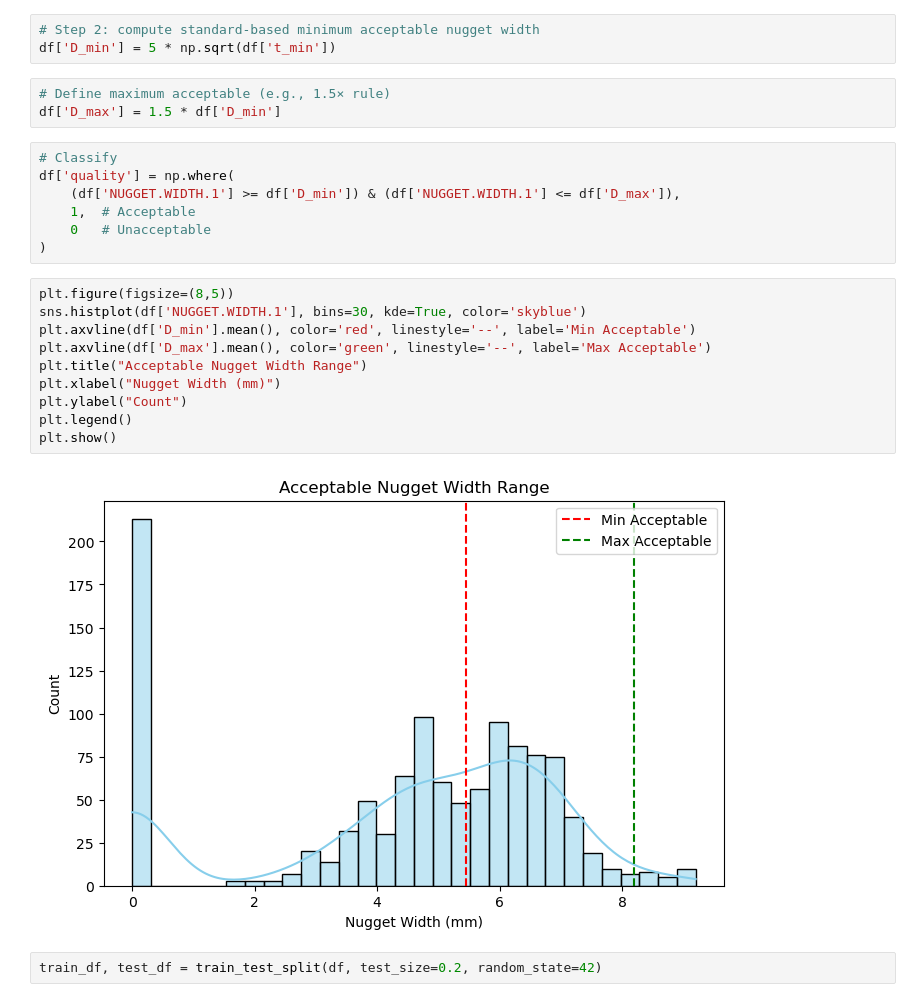
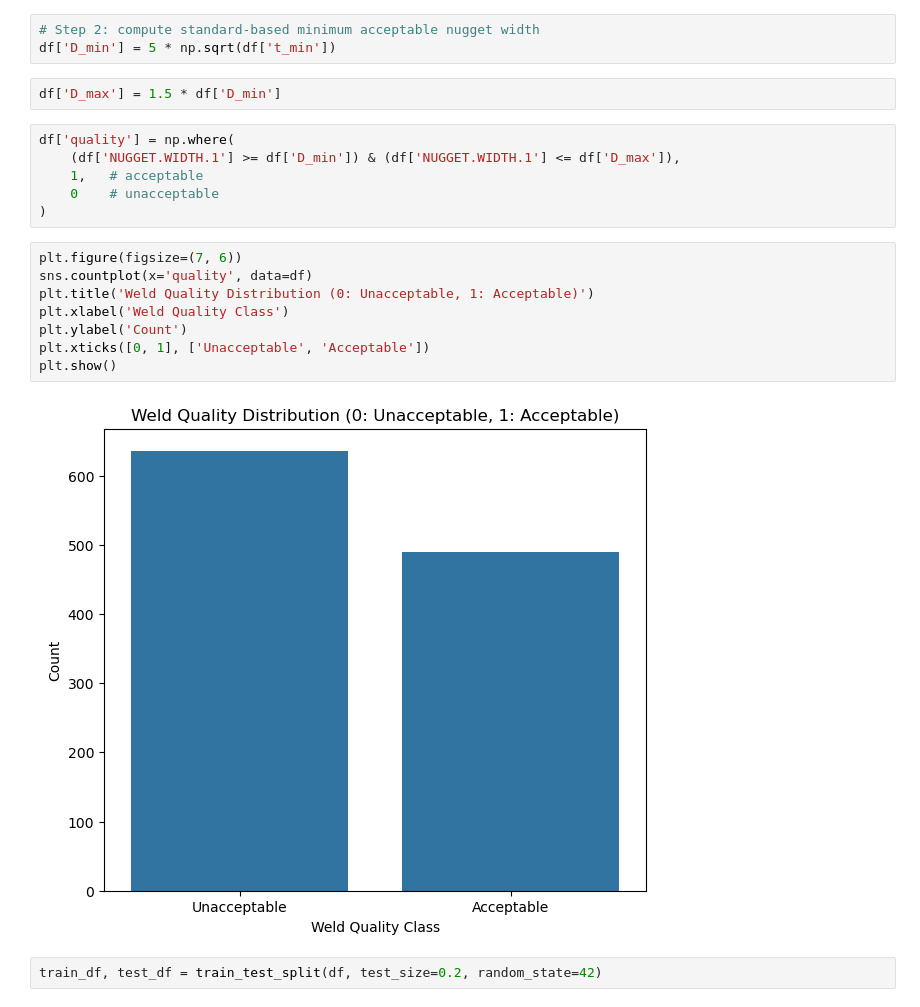
Before and after one commit to tumuruub0108/jupyter, a Jupyter notebook: rsw_class_2.ipynb, the cells around one changed output. Drawn from its saved outputs; the diff is of its cells as text.

```diff
--- a/rsw_class_2.ipynb
+++ b/rsw_class_2.ipynb
@@ -34,28 +30,24 @@ df['t_min'] = df[['THICKNESS.1', 'THICKNESS.2']].min(axis=1)
 # %%
 # Step 2: compute standard-based minimum acceptable nugget width
 df['D_min'] = 5 * np.sqrt(df['t_min'])
-# %%
-# Define maximum acceptable (e.g., 1.5× rule)
-df['D_max'] = 1.5 * df['D_min']
+# %%
+df['D_max'] = 1.5 * df['D_min']
 # %%
-# Classify
 df['quality'] = np.where(
     (df['NUGGET.WIDTH.1'] >= df['D_min']) & (df['NUGGET.WIDTH.1'] <= df['D_max']),
-    1,  # Acceptable
-    0   # Unacceptable
+    1,   # acceptable
+    0    # unacceptable
 )
 # %%
-plt.figure(figsize=(8,5))
-sns.histplot(df['NUGGET.WIDTH.1'], bins=30, kde=True, color='skyblue')
-plt.axvline(df['D_min'].mean(), color='red', linestyle='--', label='Min Acceptable')
-plt.axvline(df['D_max'].mean(), color='green', linestyle='--', label='Max Acceptable')
-plt.title("Acceptable Nugget Width Range")
-plt.xlabel("Nugget Width (mm)")
-plt.ylabel("Count")
-plt.legend()
+plt.figure(figsize=(7, 6))
+sns.countplot(x='quality', data=df)
+plt.title('Weld Quality Distribution (0: Unacceptable, 1: Acceptable)')
+plt.xlabel('Weld Quality Class')
+plt.ylabel('Count')
+plt.xticks([0, 1], ['Unacceptable', 'Acceptable'])
 plt.show()
 # %% [output]
-[figure, old version]
+[figure, new version]
 # %%
 train_df, test_df = train_test_split(df, test_size=0.2, random_state=42)
 # %%
```
Also changed, not shown: parts of 13 cells of this notebook, 4 other files.
